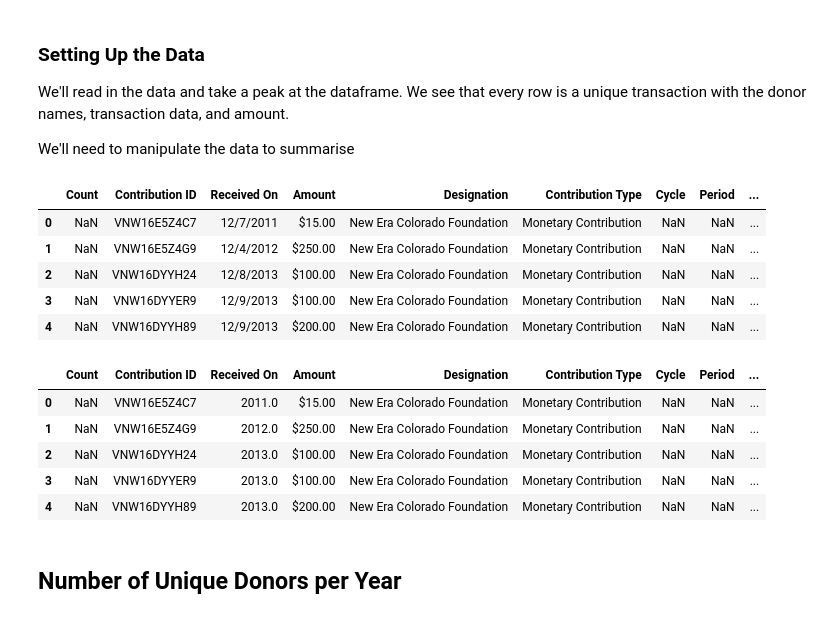
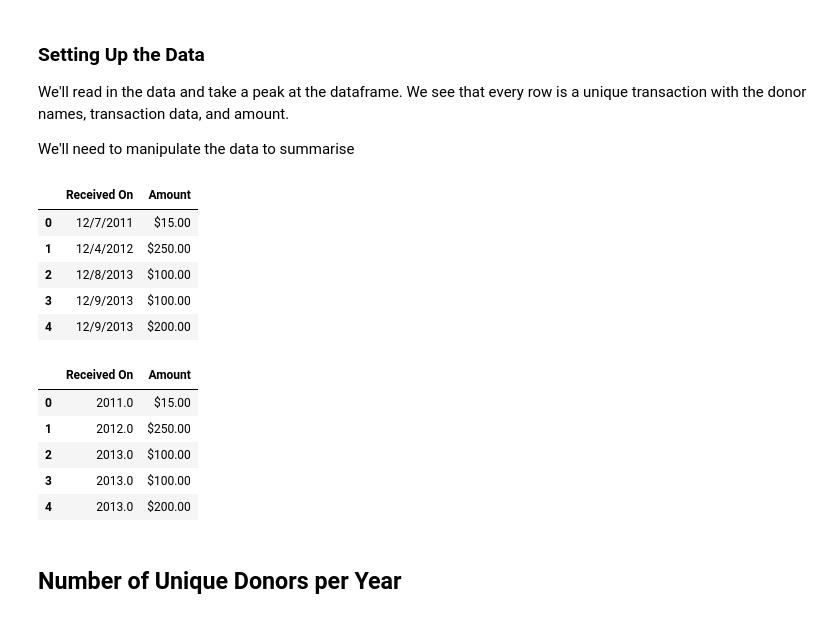
Before and after one commit to thebbennett/data-science-for-nonprofits, a Jupyter notebook: COGD 2018 Analysis | Goal Setting.ipynb, the cells around one changed output. Cells and saved outputs as stored; diff of their text form; code cells hidden in the pictures.

```diff
--- a/COGD 2018 Analysis | Goal Setting.ipynb
+++ b/COGD 2018 Analysis | Goal Setting.ipynb
@@ -26,28 +26,28 @@ We'll need to manipulate the data to summarise
 # %%
 data = pd.read_csv("COGD giving history 2013-2017 - Sheet.csv")
 # %%
-data.head()
+data.iloc[:,2:4].head()
 # %% [output]
-|  | Count | Contribution ID | Received On | Amount | Designation | Contribution Type | Cycle | Period | ... |
-| 0 | NaN | VNW16E5Z4C7 | 12/7/2011 | $15.00 | New Era Colorado Foundation | Monetary Contribution | NaN | NaN | ... |
-| 1 | NaN | VNW16E5Z4G9 | 12/4/2012 | $250.00 | New Era Colorado Foundation | Monetary Contribution | NaN | NaN | ... |
-| 2 | NaN | VNW16DYYH24 | 12/8/2013 | $100.00 | New Era Colorado Foundation | Monetary Contribution | NaN | NaN | ... |
-| 3 | NaN | VNW16DYYER9 | 12/9/2013 | $100.00 | New Era Colorado Foundation | Monetary Contribution | NaN | NaN | ... |
-| 4 | NaN | VNW16DYYH89 | 12/9/2013 | $200.00 | New Era Colorado Foundation | Monetary Contribution | NaN | NaN | ... |
+|  | Received On | Amount |
+| 0 | 12/7/2011 | $15.00 |
+| 1 | 12/4/2012 | $250.00 |
+| 2 | 12/8/2013 | $100.00 |
+| 3 | 12/9/2013 | $100.00 |
+| 4 | 12/9/2013 | $200.00 |
 # %%
 # Conver the Received On column to datetime so we can perform operations on these data!
 data['Received On'] = pd.to_datetime(data['Received On'])
 # %%
 #We only care about the year of the gift, so we'll simplify the Received On column to the year
 data['Received On'] = data['Received On'].dt.year
-data.head()
+data.iloc[:,2:4].head()
 # %% [output]
-|  | Count | Contribution ID | Received On | Amount | Designation | Contribution Type | Cycle | Period | ... |
-| 0 | NaN | VNW16E5Z4C7 | 2011.0 | $15.00 | New Era Colorado Foundation | Monetary Contribution | NaN | NaN | ... |
-| 1 | NaN | VNW16E5Z4G9 | 2012.0 | $250.00 | New Era Colorado Foundation | Monetary Contribution | NaN | NaN | ... |
-| 2 | NaN | VNW16DYYH24 | 2013.0 | $100.00 | New Era Colorado Foundation | Monetary Contribution | NaN | NaN | ... |
-| 3 | NaN | VNW16DYYER9 | 2013.0 | $100.00 | New Era Colorado Foundation | Monetary Contribution | NaN | NaN | ... |
-| 4 | NaN | VNW16DYYH89 | 2013.0 | $200.00 | New Era Colorado Foundation | Monetary Contribution | NaN | NaN | ... |
+|  | Received On | Amount |
+| 0 | 2011.0 | $15.00 |
+| 1 | 2012.0 | $250.00 |
+| 2 | 2013.0 | $100.00 |
+| 3 | 2013.0 | $100.00 |
+| 4 | 2013.0 | $200.00 |
 # %%
 data = data.drop(data.index[927])
 # %% [markdown]
```
Also changed, not shown: parts of 4 cells of this notebook.
